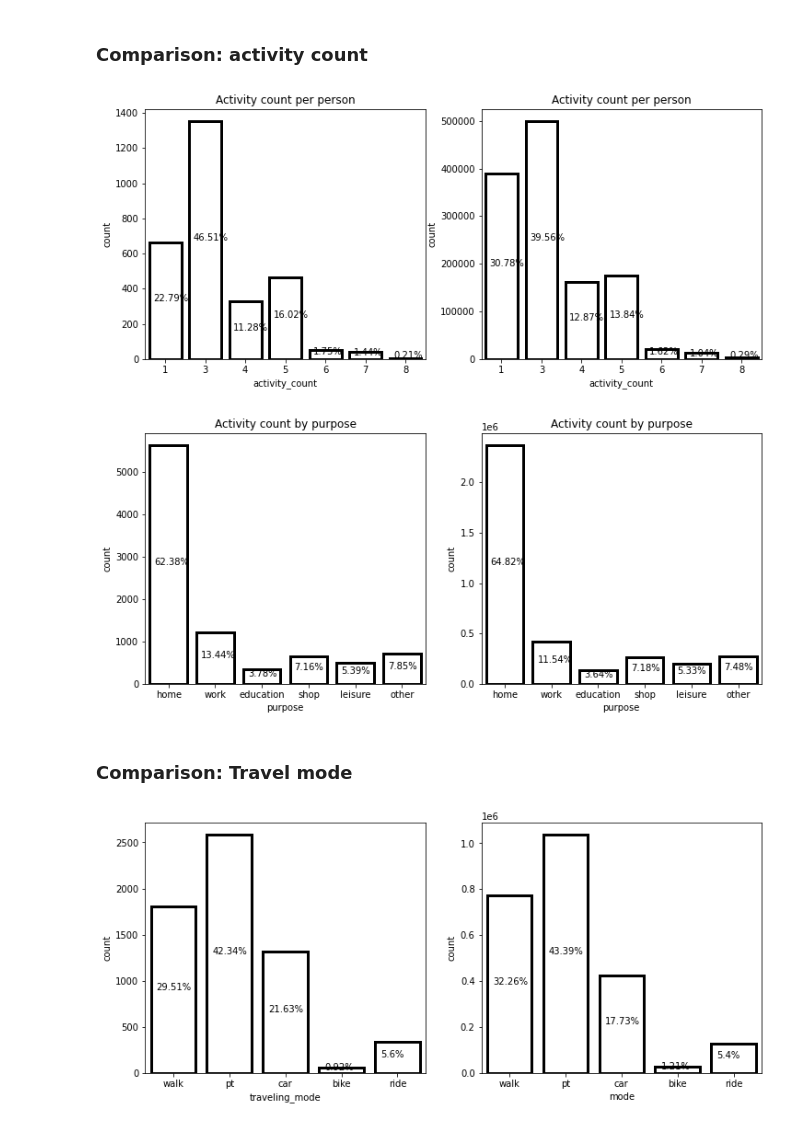
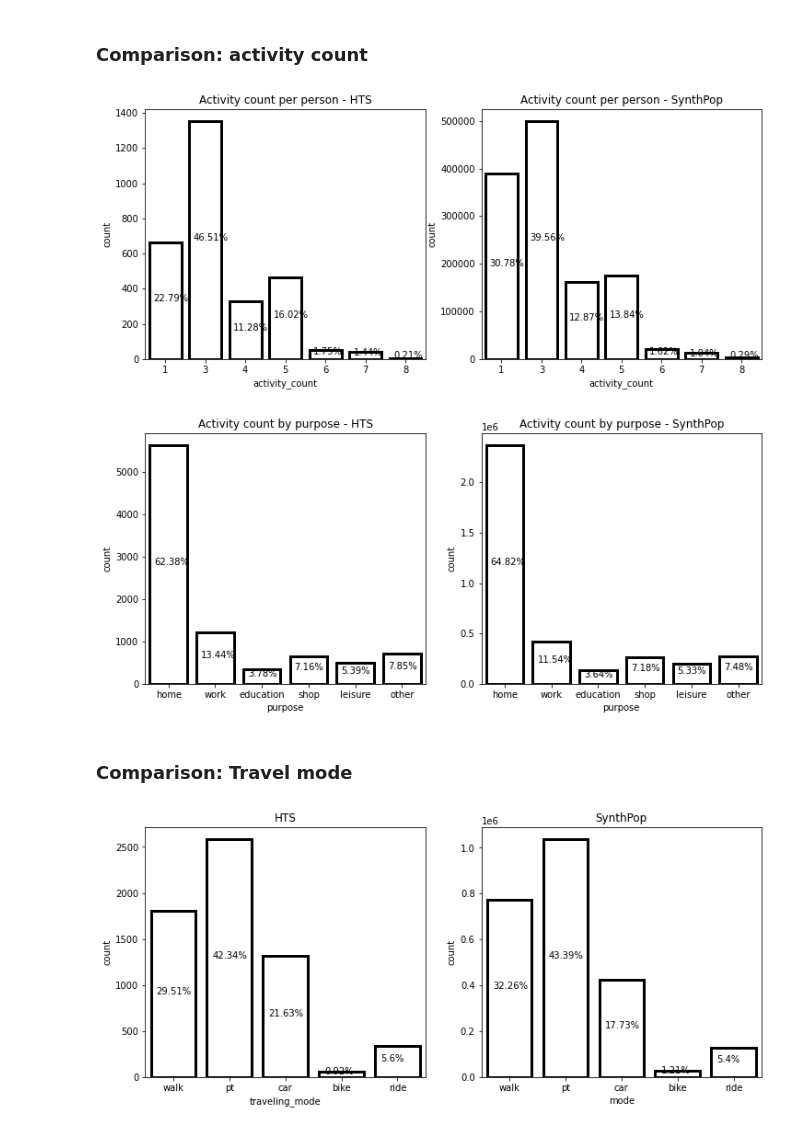
Before and after one commit to MetacitySuite/Metacity-SynthPop, a Jupyter notebook: synthesis/stats/comparison.ipynb, the cells around one changed output. Cells and saved outputs as stored; diff of their text form; code cells hidden in the pictures.

```diff
--- a/synthesis/stats/comparison.ipynb
+++ b/synthesis/stats/comparison.ipynb
@@ -145,15 +152,18 @@ df_travelers = df_activities.groupby("person_id")
 # %% [markdown]
 ### Comparison: Activity duration
 # %%
-def side_by_side(plots):
+def side_by_side(plots,names):
     figure, axes = plt.subplots(1, len(plots), figsize=double_figsize)
 
     for e,df in enumerate(plots):
-        sns.histplot(df, ax=axes[e])
+        sns.histplot(df, ax=axes[e],facecolor=(0, 0, 0, 0),
+                           linewidth=1,
+                            edgecolor=(0,0,0,1.0),)
+        axes[e].set_title(names[e])
 
     plt.show()
 
-def side_by_side_count(plots, columns, hues):
+def side_by_side_count(plots, columns, names):
     figure, axes = plt.subplots(1, len(plots), figsize=double_figsize)
 
     for e,df in enumerate(plots):
@@ -163,6 +173,7 @@ def side_by_side_count(plots, columns, hues):
                         linewidth=3,
                    edgecolor=(0,0,0,1.0),
                         ax=axes[e])
+        axes[e].set_title(names[e])
 
         for p in g.patches:
             txt = str((p.get_height()/df.shape[0]*100).round(2)) + '%'
@@ -179,6 +190,6 @@ for mode in purposes:
     hts = hts_activities[hts_activities.purpose == mode]
     df = df_activities[df_activities.purpose == mode]
 
-    side_by_side([hts.duration_m, df.duration_m])
+    side_by_side([hts.duration_m, df.duration_m],["HTS","SynthPop"])
 # %% [output]
 home
@@ -202,6 +213,6 @@ for mode in purposes:
     hts = hts_joined_dest[hts_joined_dest.purpose == mode]
     df = df_trips[df_trips.following_purpose == mode]
 
-    side_by_side([hts.start_time, df.start])
+    side_by_side([hts.start_time, df.start],["HTS","SynthPop"])
 # %% [output]
 home
@@ -219,7 +230,7 @@ education
 # %% [markdown]
 ### Comparison: activity count
 # %%
-def activity_count(plots):
+def activity_count(plots, names):
     figure, axes = plt.subplots(1, len(plots), figsize=double_figsize)
 
     for e,df in enumerate(plots):
@@ -229,7 +240,7 @@ def activity_count(plots):
                             edgecolor=(0,0,0,1.0),
                            data=df,
                            ax=axes[e])
-        g.set_title("Activity count per person")
+        axes[e].set_title("Activity count per person - "+names[e])
         for p in g.patches:
             txt = str((p.get_height()/df.shape[0]*100).round(2)) + '%'
             #txt = str((p.get_height()).round(0)) + '#'
@@ -238,7 +249,7 @@ def activity_count(plots):
             g.text(txt_x,txt_y,txt)
     plt.show()
 
-def activity_count_purpose(plots):
+def activity_count_purpose(plots, names):
     figure, axes = plt.subplots(1, len(plots), figsize=double_figsize)
 
     for e,df in enumerate(plots):
@@ -248,7 +259,7 @@ def activity_count_purpose(plots):
                    edgecolor=(0,0,0,1.0),
                     data=df,
                     ax=axes[e])
-        g.set_title("Activity count by purpose")
+        axes[e].set_title("Activity count by purpose - "+names[e])
         for p in g.patches:
             txt = str((p.get_height()/df.shape[0]*100).round(2)) + '%'
             #txt = str((p.get_height()).round(0)) + '#'
@@ -266,17 +277,17 @@ def get_activity_count(activities, column):
 # %%
 hts_count = get_activity_count(hts_activities, "traveler_id")
 df_count = get_activity_count(df_activities, "person_id")
 
-activity_count([hts_count, df_count])
+activity_count([hts_count, df_count],["HTS","SynthPop"])
 # %% [output]
-[figure, old version]
+[figure, new version]
 # %%
-activity_count_purpose([hts_activities, df_activities])
+activity_count_purpose([hts_activities, df_activities],["HTS","SynthPop"])
 # %% [output]
-[figure, old version]
+[figure, new version]
 # %% [markdown]
 ### Comparison: Travel mode
 # %%
-side_by_side_count([hts_joined_dest, df_trips],["traveling_mode","mode"], ["purpose", "following_purpose"])
+side_by_side_count([hts_joined_dest, df_trips],["traveling_mode","mode"],["HTS","SynthPop"])
 # %% [output]
-[figure, old version]
+[figure, new version]
```
Also changed, not shown: parts of 6 cells of this notebook.
